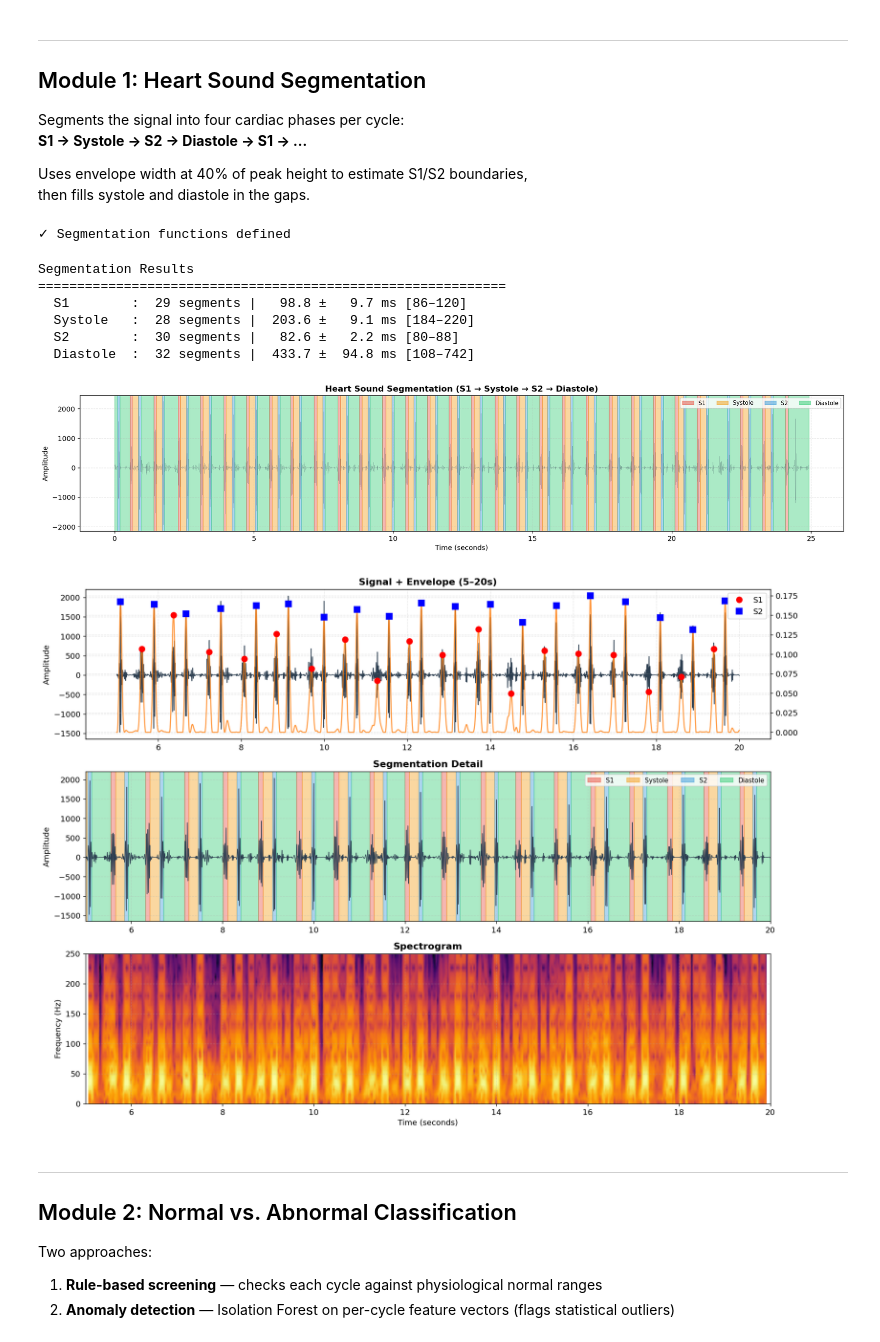
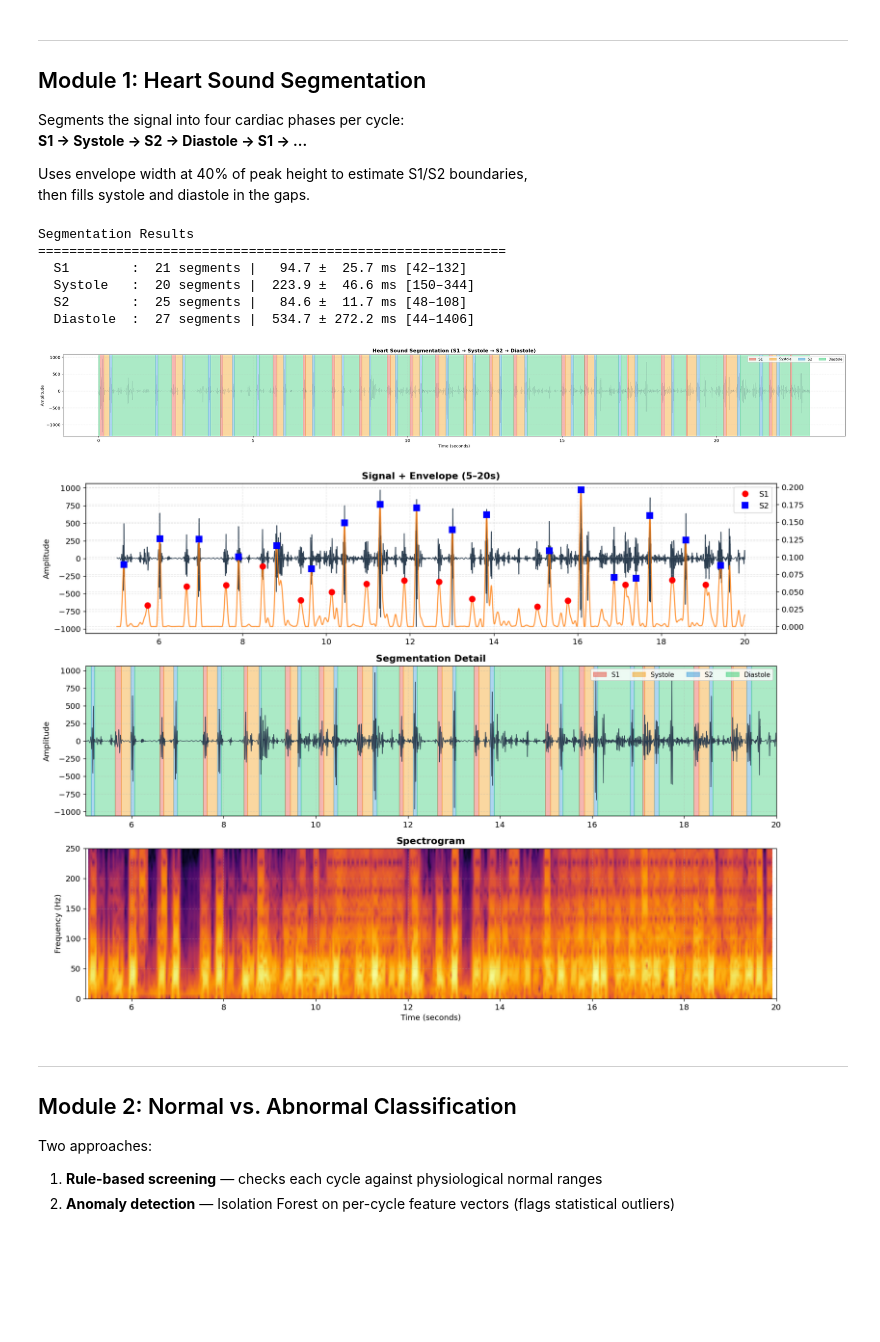
Before and after one commit to MobinKhatib/IoMT_Phonocardiography, a Jupyter notebook: Analysis/pcg_analysis.ipynb, the cells around one changed output. Saved outputs shown, nothing was run; the diff lists cells and outputs as text; code cells hidden in the pictures; blank space fills up the shorter version.

```diff
--- a/Analysis/pcg_analysis.ipynb
+++ b/Analysis/pcg_analysis.ipynb
@@ -50,9 +46,5 @@ print("✓ All imports successful")
 # %%
-# ════════════════════════════════════════════════
-# CONFIGURATION — adjust these for your setup
-# ════════════════════════════════════════════════
-
-FILENAME       = "aman4-ble.wav"    # ← your WAV file path
+FILENAME       = "/home/aman/Projects/IoMT_Phonocardiography/Recorded Data/aman5-ble.wav"
 LOWCUT         = 25.0           # Bandpass low (Hz) — captures full S1
 HIGHCUT        = 200.0          # Bandpass high (Hz) — auto-clamped to Nyquist-1
 NOTCH_FREQ     = 50.0           # Powerline hum: 50 Hz (Europe) / 60 Hz (USA)
@@ -327,10 +304,6 @@ def segment_heart_sounds(filtered, envelope, s1_peaks, s2_peaks, sr):
         i = j
 
     return states, segments
-
-print("✓ Segmentation functions defined")
-# %% [output]
-✓ Segmentation functions defined
 # %%
 # Run segmentation
 states, segments = segment_heart_sounds(filtered, envelope, s1_peaks, s2_peaks, sample_rate)
@@ -348,30 +321,30 @@ for sn in STATE_NAMES:
 # %% [output]
 Segmentation Results
 ============================================================
-  S1        :  29 segments |   98.8 ±   9.7 ms [86–120]
-  Systole   :  28 segments |  203.6 ±   9.1 ms [184–220]
-  S2        :  30 segments |   82.6 ±   2.2 ms [80–88]
-  Diastole  :  32 segments |  433.7 ±  94.8 ms [108–742]
+  S1        :  21 segments |   94.7 ±  25.7 ms [42–132]
+  Systole   :  20 segments |  223.9 ±  46.6 ms [150–344]
+  S2        :  25 segments |   84.6 ±  11.7 ms [48–108]
+  Diastole  :  27 segments |  534.7 ± 272.2 ms [44–1406]
 # %%
 # Full recording segmentation view
 STATE_COLORS = ['#e74c3c', '#f39c12', '#3498db', '#2ecc71']
 
-fig, ax = plt.subplots(figsize=(18, 4))
+fig, ax = plt.subplots(figsize=(30, 4))
 ax.plot(time_axis, filtered, color='#2c3e50', lw=0.3, alpha=0.4)
 for sn, s, e in segments:
     idx = STATE_NAMES.index(sn)
     ax.axvspan(s/sample_rate, e/sample_rate, alpha=0.4, color=STATE_COLORS[idx])
 
 patches = [mpatches.Patch(color=c, alpha=0.5, label=nm)
            for nm, c in zip(STATE_NAMES, STATE_COLORS)]
 ax.legend(handles=patches, loc='upper right', fontsize=9, ncol=4)
 ax.set_title('Heart Sound Segmentation (S1 → Systole → S2 → Diastole)', fontweight='bold')
 ax.set_xlabel('Time (seconds)')
 ax.set_ylabel('Amplitude')
 plt.tight_layout()
 plt.show()
 # %% [output]
-[figure, old version]
+[figure, new version]
 # %%
 # Zoomed detail view — change ZOOM_START / ZOOM_END to explore different regions
 ZOOM_START = 5.0   # seconds
@@ -421,7 +394,7 @@ axes[2].set_xlim(ZOOM_START, ZOOM_END)
 plt.tight_layout()
 plt.show()
 # %% [output]
-[figure, old version]
+[figure, new version]
 # %% [markdown]
 ---
 ## Module 2: Normal vs. Abnormal Classification
```
Also changed, not shown: parts of 21 cells of this notebook, 1 other file.
